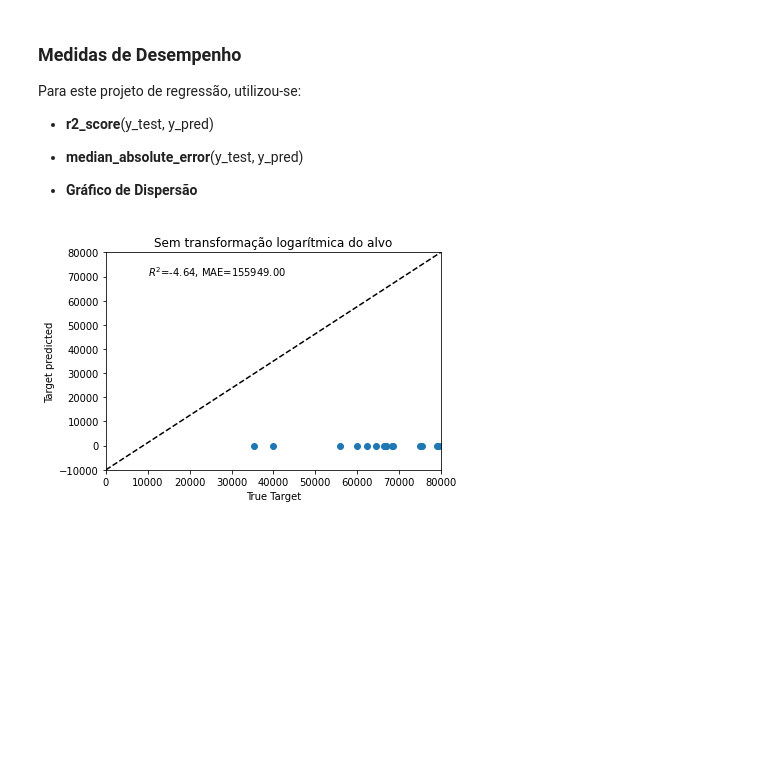
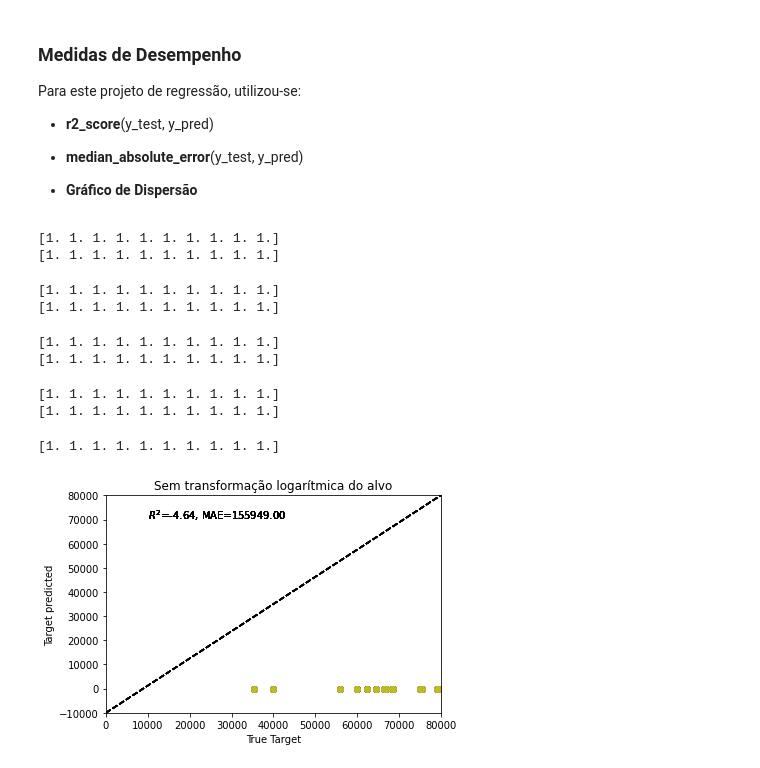
Before and after one commit to anisiobfilho/regression_neuralnetworks_univasf, a Jupyter notebook: RegressionByNeuralNetwork.ipynb, the cells around one changed output. Cells and saved outputs as stored; diff of their text form; code cells hidden in the pictures; blank space fills up the shorter version.

Commit message:
feat: train and test models

```diff
--- a/RegressionByNeuralNetwork.ipynb
+++ b/RegressionByNeuralNetwork.ipynb
@@ -51,10 +96,7 @@ from keras.optimizers import adam_v2
 # %% [markdown]
 #### Com variável alvo sem transformação
 # %%
-input_neuron, hidden_neuron, output_neuron = X_train.shape[-1], int(X_train.shape[-1]*3/10), 1
-
-mlp = Sequential([
-    InputLayer(input_neuron),
-    Dense(hidden_neuron, activation="relu"),
-    Dense(output_neuron, activation="sigmoid")
-])
+models = {
+  (item['lr'], item['hidden_neurons']): create_model(X_train.shape[-1], item['hidden_neurons'], item['lr']) \
+      for item in combined_parameters
+}
@@ -76,7 +121,10 @@ _________________________________________________________________
-# %%
-mlp.compile(optimizer="adam", loss="mse")
 # %%
-batch_size = 16
-epochs = 50
-Log = mlp.fit(X_train, y_train, batch_size=batch_size, epochs=epochs)
+batch_size = 32
+epochs = 200
+Log = {}
+
+for pair in models.keys():
+    print(f'Treinando com:\nLearning Rate = {pair[0]}\nNeurônios na camada escondida = {pair[1]}\n')
+    Log[pair] = models[pair].fit(X_train, y_train, batch_size=batch_size, epochs=epochs)
+    print('\n\n')
 # %% [output]
@@ -116,9 +157,12 @@ Para este projeto de regressão, utilizou-se:
 import matplotlib
 import matplotlib.pyplot as plt
 from sklearn.metrics import median_absolute_error, r2_score
+import numpy as np
 
-def plot_target_metricts(mlp, X_test, y_test):
-  y_pred = mlp.predict(X_test)
+def plot_target_metricts(mlp, X_test, y_test, transformed=False):
+  y_pred = np.expm1(mlp.predict(X_test)) if transformed else mlp.predict(X_test)
+  y_pred = y_pred.flatten()
+  print(np.random.choice(y_pred, size=10, replace=False))
 
   r2 = r2_score(y_test, y_pred)
 
@@ -137,6 +181,16 @@ def plot_target_metricts(mlp, X_test, y_test):
   ax.set_xlim([0, 80000])
   ax.set_ylim([-10000, 80000])
 # %%
-plot_target_metricts(mlp, X_test, y_test)
+for pair in models.keys():
+    plot_target_metricts(models[pair], X_test, y_test)
 # %% [output]
+[1. 1. 1. 1. 1. 1. 1. 1. 1. 1.]
+[1. 1. 1. 1. 1. 1. 1. 1. 1. 1.]
+[1. 1. 1. 1. 1. 1. 1. 1. 1. 1.]
+[1. 1. 1. 1. 1. 1. 1. 1. 1. 1.]
+[1. 1. 1. 1. 1. 1. 1. 1. 1. 1.]
+[1. 1. 1. 1. 1. 1. 1. 1. 1. 1.]
+[1. 1. 1. 1. 1. 1. 1. 1. 1. 1.]
+[1. 1. 1. 1. 1. 1. 1. 1. 1. 1.]
+[1. 1. 1. 1. 1. 1. 1. 1. 1. 1.]
-[figure, old version]
+[figure, new version]
```
Also changed, not shown: parts of 15 cells of this notebook.
